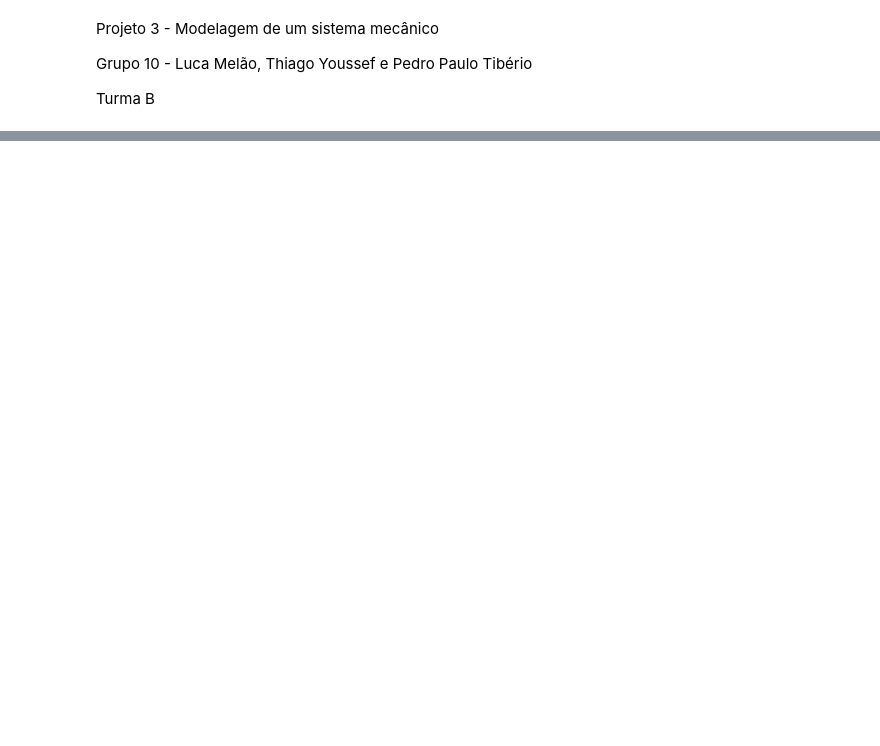
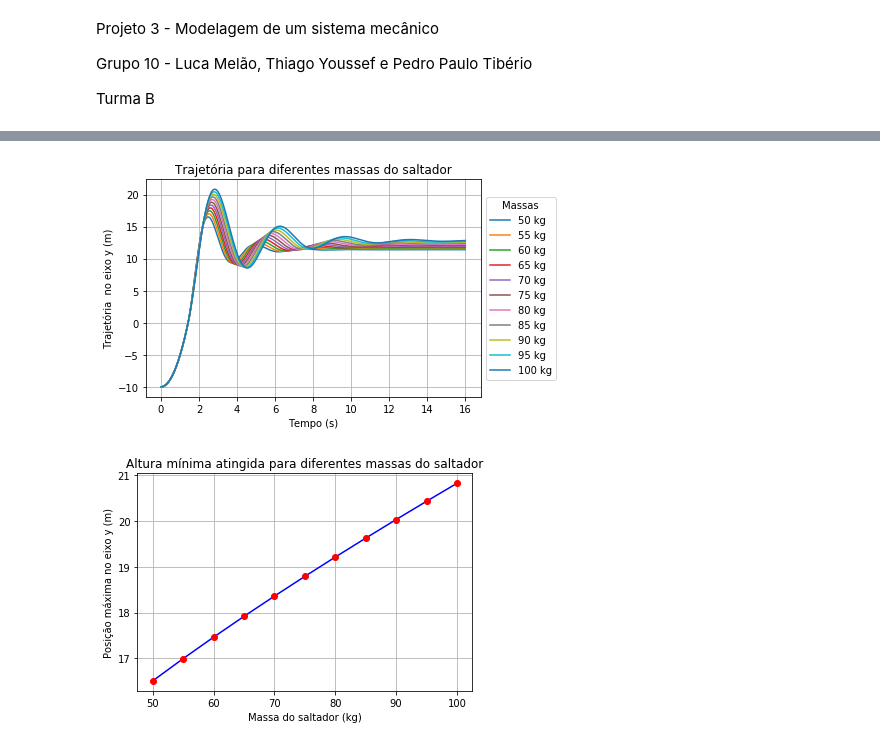
Before and after one commit to thiagoyoussef/Bungee-Modeling, a Jupyter notebook: bungee.ipynb, the cells around one changed output, grey strips where cells are left out. Cells and saved outputs as stored; diff of their text form; code cells hidden in the pictures; blank space fills up the shorter version.

Commit message:
Organizando e adicionando gráficos

```diff
--- a/bungee.ipynb
+++ b/bungee.ipynb
@@ -130,0 +112,74 @@ plt.show()
+# %%
+# Gráfico conclusivo e pergunta a ser respondida pelo modelo
+# Qual a altura máxima atinginda no salto para diferentes valores de massa do saltador?
+
+# Parâmetros do nosso modelo (em uma situação normal)
+g = 9.8 # Aceleração da gravidade, em m/s2
+m = 80 # Massa da pessoa, em kg
+𝜌 = 1.0 # Densidade do ar, em kg/m3
+# Cd = 0.5 # Coeficiente de penetração aerodinâmica
+# h = 1.70 # Altura de uma pessoa em média (m)
+# A = 0.0425 # Área da secção transversal da pessoa
+# l0 = 10 # Comprimento inicial da corda
+# D = 74 # Damping
+
+# Condições iniciais de Y e Vy são as mesmas
+
+# Declara a lista de massas e de tempo
+lista_massas = np.arange(50, 101, 5)
+ls_tempo = np.arange(0, 16, dt)
+
+# Função que implementa nosso modelo para o gráfico conclusivo
+def modelo2(X, t, m):
+    # Extrai os valores da lista X
+    y = X[0]
+    vy = X[1]
+    # Novos parâmetros passados para o modelo
+    x = (y-l0)
+    k = 350
+    # Equação diferencial da posição no tempo
+    dhdt = vy
+    # Equação diferencial da velocidade no tempo
+    # Adotamos o referencial em y crescendo para baixo, então se vy>0 a resistência do ar atua para cima, e  vice-versa
+    if vy > 0:
+        Ar = (0.5*𝜌*Cd*A*vy**2)
+    else:
+        Ar = (-(0.5*𝜌*Cd*A*vy**2))
+    # O damping e a força elástica passam a atuar apenas depois que o comprimento inicial da corda é atingido
+    if y < 0:
+        dvydt = g - Ar/m
+    else:
+        dvydt = g - Ar/m - (k*x)/m - (D*vy)/m
+    # Agrupa as duas equações diferenciais em uma lista e retorna a mesma
+    derivadas = [dhdt,dvydt]
+    return derivadas
+
+# Plotando gráfico da trajetória para diferentes massas do saltador
+# Declara a lista que irá armazenar as alturas máximas no eixo Y atingidas no salto para cada uma das massas
+ls_max = []
+for massa in lista_massas:
+    Solucao = odeint(modelo2,cond_inicial, ls_tempo, args=(massa,))
+    # Adiciona a altura máxima no eixo Y à lista
+    ls_max.append(max(Solucao[:,0]))
+    # Plota uma curva para cada trajetórias em Y em função do tempo
+    plt.plot(ls_tempo, Solucao[:,0], label = "{0} kg".format(massa))
+
+# Configura o gráfico
+plt.title('Trajetória para diferentes massas do saltador')
+plt.xlabel('Tempo (s)')
+plt.ylabel('Trajetória  no eixo y (m)')
+plt.grid(True)
+plt.legend(loc='center left',title = 'Massas', bbox_to_anchor=(1, 0.5))
+plt.show()
+
+# Plota o gráfico conclusivo
+plt.title('Altura mínima atingida para diferentes massas do saltador')
+plt.plot(lista_massas,ls_max, 'b')
+plt.plot(lista_massas,ls_max, 'ro')
+plt.xlabel('Massa do saltador (kg)')
+plt.ylabel('Posição máxima no eixo y (m)')
+plt.grid(True)
+plt.show()
+# %% [output]
+[figure, added]
+[figure, added]
```
Also changed, not shown: parts of 5 cells of this notebook.
